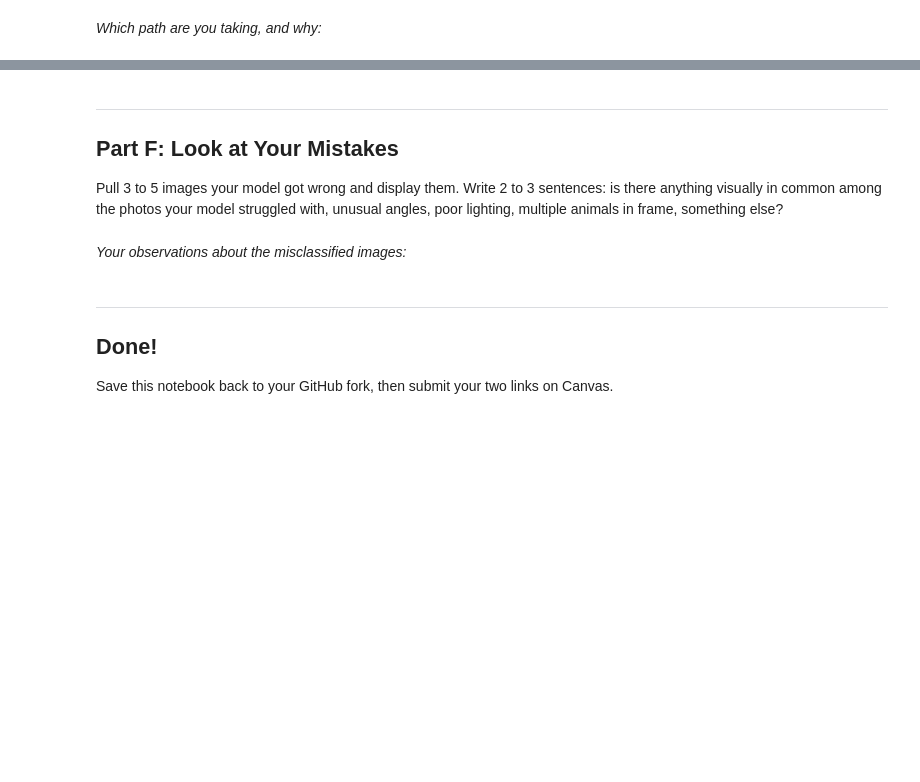
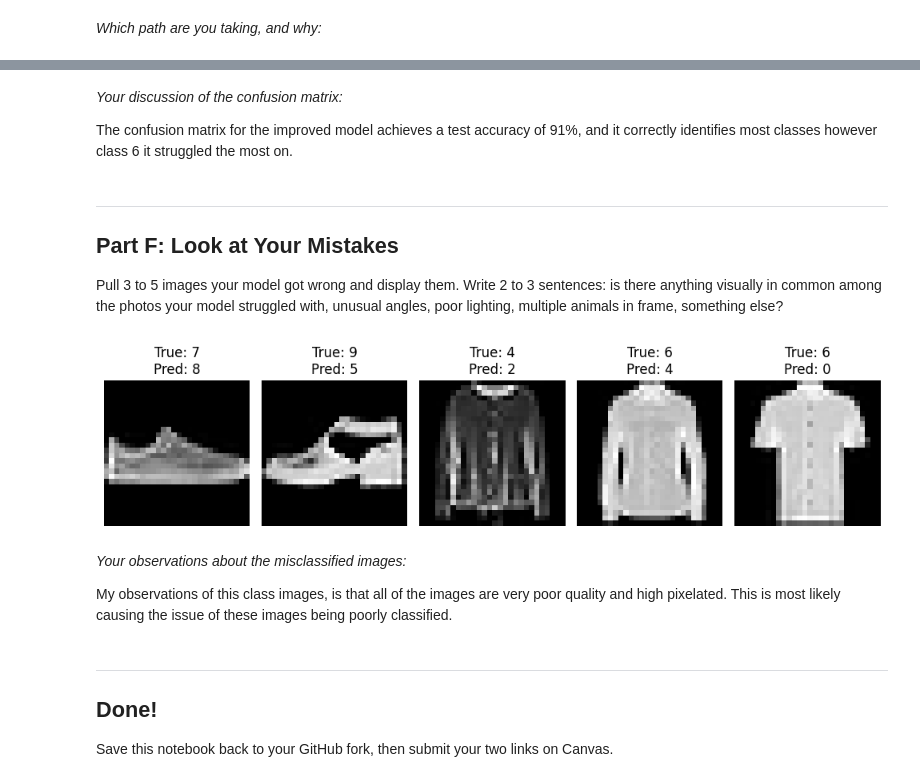
Before and after one commit to noahreed1/IT480-FA26, a Jupyter notebook: Lab2_CNN_PetFinder_Starter1.ipynb, the cells around one changed output, grey strips where cells are left out. Saved outputs shown, nothing was run; the diff lists cells and outputs as text; code cells hidden in the pictures; blank space fills up the shorter version.

```diff
--- a/Lab2_CNN_PetFinder_Starter1.ipynb
+++ b/Lab2_CNN_PetFinder_Starter1.ipynb
@@ -178,3 +316,7 @@ Report a confusion matrix for your improved model. Are Dogs or Cats more often m
+# %% [markdown]
+*Your discussion of the confusion matrix:*
+
+The confusion matrix for the improved model achieves a test accuracy of 91%, and it correctly identifies most classes however class 6 it struggled the most on.
 # %% [markdown]
 ---
 ## Part F: Look at Your Mistakes
@@ -185,5 +325,28 @@ Pull 3 to 5 images your model got wrong and display them. Write 2 to 3 sentences
-# %% [markdown]
-*Your observations about the misclassified images:*
+# %%
+import matplotlib.pyplot as plt
+
+# Find indices of misclassified images
+misclassified_indices = np.where(y_true != y_pred)[0]
+
+# Select a few (e.g., 5) misclassified images to display
+num_to_display = 5
+display_indices = misclassified_indices[:num_to_display]
+
+plt.figure(figsize=(10, 5))
+for i, index in enumerate(display_indices):
+    plt.subplot(1, num_to_display, i + 1)
+    plt.imshow(x_test[index].reshape(28, 28), cmap='gray')
+    plt.title(f"True: {y_true[index]}\nPred: {y_pred[index]}")
+    plt.axis('off')
+plt.tight_layout()
+plt.show()
+# %% [output]
+[figure, added]
+# %% [markdown]
+*Your observations about the misclassified images:*
+
+
+My observations of this class images, is that all of the images are very poor quality and high pixelated. This is most likely causing the issue of these images being poorly classified.
 # %% [markdown]
 ---
 ## Done!
```
Also changed, not shown: parts of 20 cells of this notebook.
